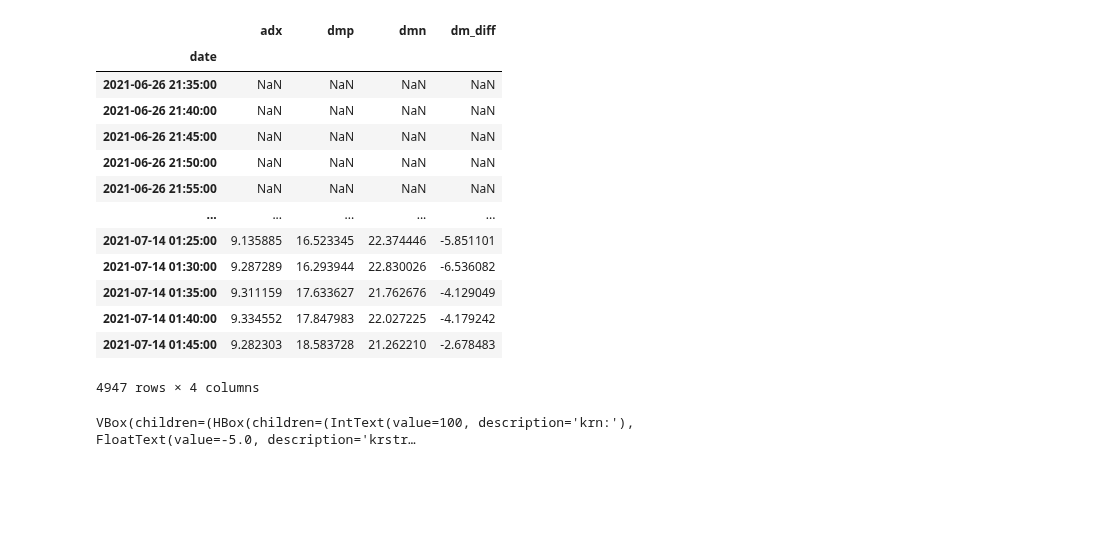
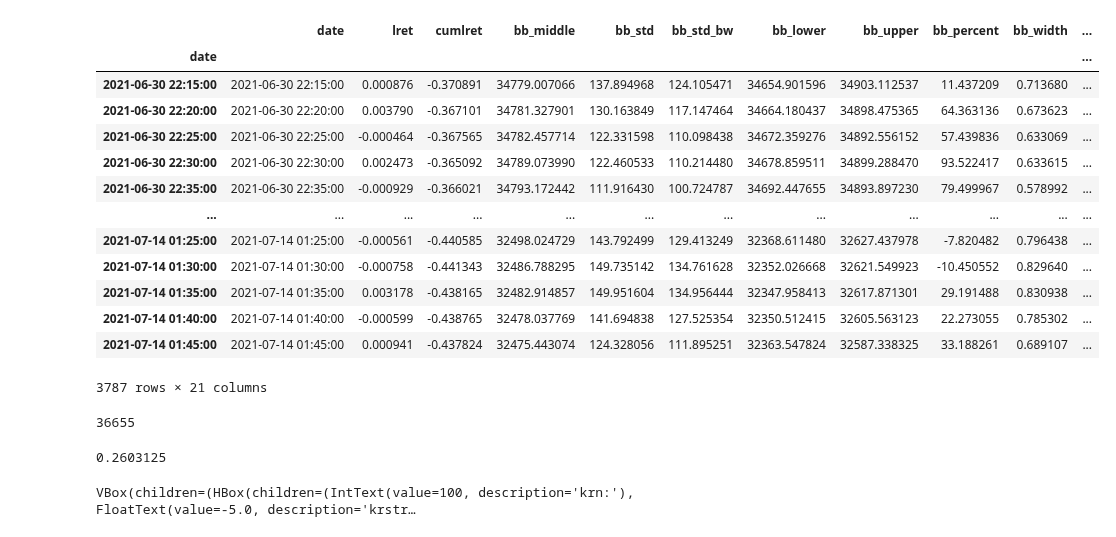
Before and after one commit to petarkabashki/pk-crypto-tools, a Jupyter notebook: i-bbands-convol-backtesting.ipynb, the cells around one changed output. Saved outputs shown, nothing was run; the diff lists cells and outputs as text; code cells hidden in the pictures; blank space fills up the shorter version.

```diff
--- a/i-bbands-convol-backtesting.ipynb
+++ b/i-bbands-convol-backtesting.ipynb
@@ -640,20 +679,30 @@ wdf.join(wadf)
-# %%
-wadf
-# %% [output]
-|  | adx | dmp | dmn | dm_diff |
-| date |  |  |  |  |
-| 2021-06-26 21:35:00 | NaN | NaN | NaN | NaN |
-| 2021-06-26 21:40:00 | NaN | NaN | NaN | NaN |
-| 2021-06-26 21:45:00 | NaN | NaN | NaN | NaN |
-| 2021-06-26 21:50:00 | NaN | NaN | NaN | NaN |
-| 2021-06-26 21:55:00 | NaN | NaN | NaN | NaN |
-| ... | ... | ... | ... | ... |
-| 2021-07-14 01:25:00 | 9.135885 | 16.523345 | 22.374446 | -5.851101 |
-| 2021-07-14 01:30:00 | 9.287289 | 16.293944 | 22.830026 | -6.536082 |
-| 2021-07-14 01:35:00 | 9.311159 | 17.633627 | 21.762676 | -4.129049 |
-| 2021-07-14 01:40:00 | 9.334552 | 17.847983 | 22.027225 | -4.179242 |
-| 2021-07-14 01:45:00 | 9.282303 | 18.583728 | 21.262210 | -2.678483 |
-4947 rows × 4 columns
+# %%
+wdf.iloc[100:,6:]
+# %% [output]
+|  | date | lret | cumlret | bb_middle | bb_std | bb_std_bw | bb_lower | bb_upper | bb_percent | bb_width | ... |
+| date |  |  |  |  |  |  |  |  |  |  | ... |
+| 2021-06-30 22:15:00 | 2021-06-30 22:15:00 | 0.000876 | -0.370891 | 34779.007066 | 137.894968 | 124.105471 | 34654.901596 | 34903.112537 | 11.437209 | 0.713680 | ... |
+| 2021-06-30 22:20:00 | 2021-06-30 22:20:00 | 0.003790 | -0.367101 | 34781.327901 | 130.163849 | 117.147464 | 34664.180437 | 34898.475365 | 64.363136 | 0.673623 | ... |
+| 2021-06-30 22:25:00 | 2021-06-30 22:25:00 | -0.000464 | -0.367565 | 34782.457714 | 122.331598 | 110.098438 | 34672.359276 | 34892.556152 | 57.439836 | 0.633069 | ... |
+| 2021-06-30 22:30:00 | 2021-06-30 22:30:00 | 0.002473 | -0.365092 | 34789.073990 | 122.460533 | 110.214480 | 34678.859511 | 34899.288470 | 93.522417 | 0.633615 | ... |
+| 2021-06-30 22:35:00 | 2021-06-30 22:35:00 | -0.000929 | -0.366021 | 34793.172442 | 111.916430 | 100.724787 | 34692.447655 | 34893.897230 | 79.499967 | 0.578992 | ... |
+| ... | ... | ... | ... | ... | ... | ... | ... | ... | ... | ... | ... |
+| 2021-07-14 01:25:00 | 2021-07-14 01:25:00 | -0.000561 | -0.440585 | 32498.024729 | 143.792499 | 129.413249 | 32368.611480 | 32627.437978 | -7.820482 | 0.796438 | ... |
+| 2021-07-14 01:30:00 | 2021-07-14 01:30:00 | -0.000758 | -0.441343 | 32486.788295 | 149.735142 | 134.761628 | 32352.026668 | 32621.549923 | -10.450552 | 0.829640 | ... |
+| 2021-07-14 01:35:00 | 2021-07-14 01:35:00 | 0.003178 | -0.438165 | 32482.914857 | 149.951604 | 134.956444 | 32347.958413 | 32617.871301 | 29.191488 | 0.830938 | ... |
+| 2021-07-14 01:40:00 | 2021-07-14 01:40:00 | -0.000599 | -0.438765 | 32478.037769 | 141.694838 | 127.525354 | 32350.512415 | 32605.563123 | 22.273055 | 0.785302 | ... |
+| 2021-07-14 01:45:00 | 2021-07-14 01:45:00 | 0.000941 | -0.437824 | 32475.443074 | 124.328056 | 111.895251 | 32363.547824 | 32587.338325 | 33.188261 | 0.689107 | ... |
+3787 rows × 21 columns
+# %%
+# sns.displot(wdf, x="fucumret", hue="bb_width", stat="density")
+dlen
+# %% [output]
+36655
+# %%
+
+24.99 / 96
+# %% [output]
+0.2603125
 # %%
 
 wdg_krn = widgets.IntText(value=50,description='krn:',disabled=False)
```
Also changed, not shown: parts of 11 cells of this notebook, 4 other files.
